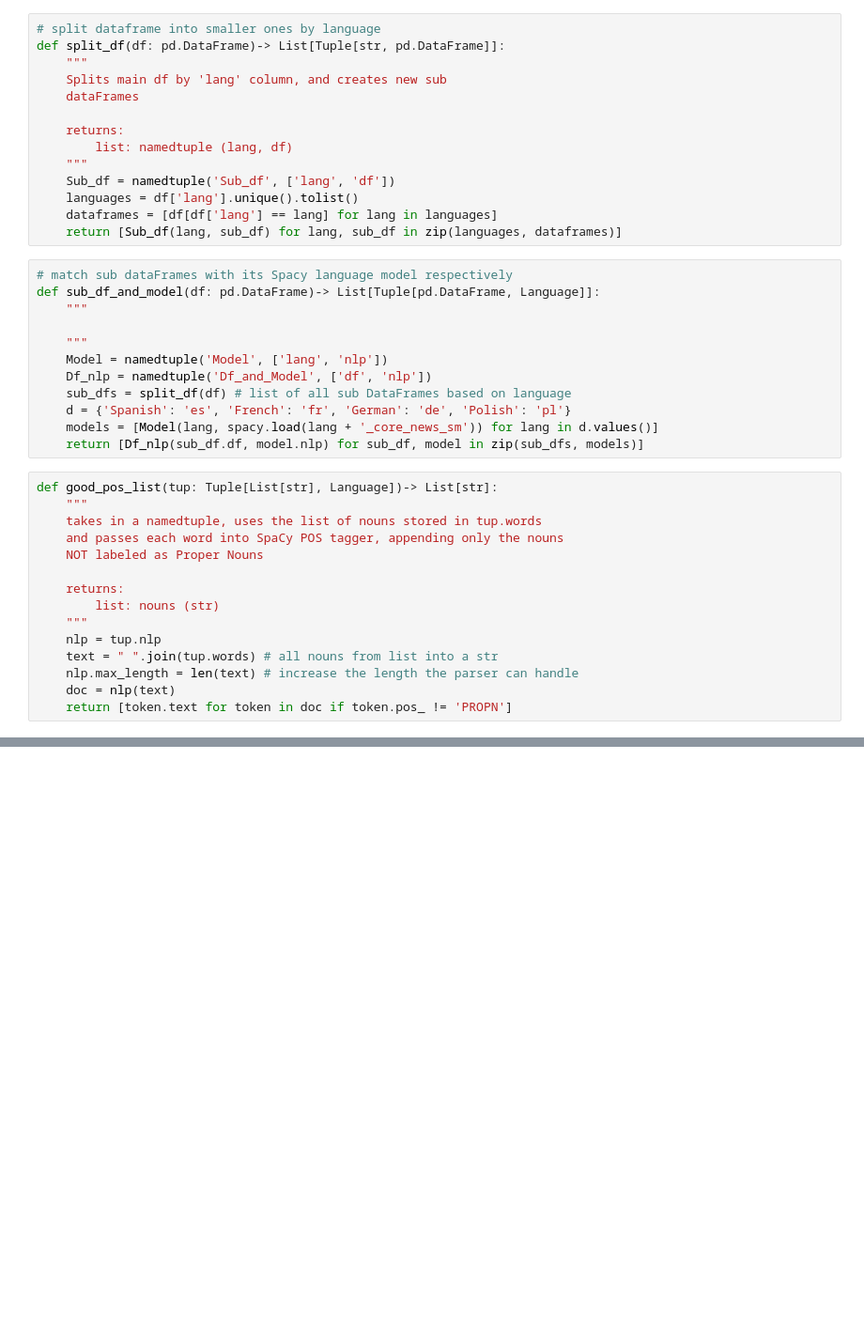
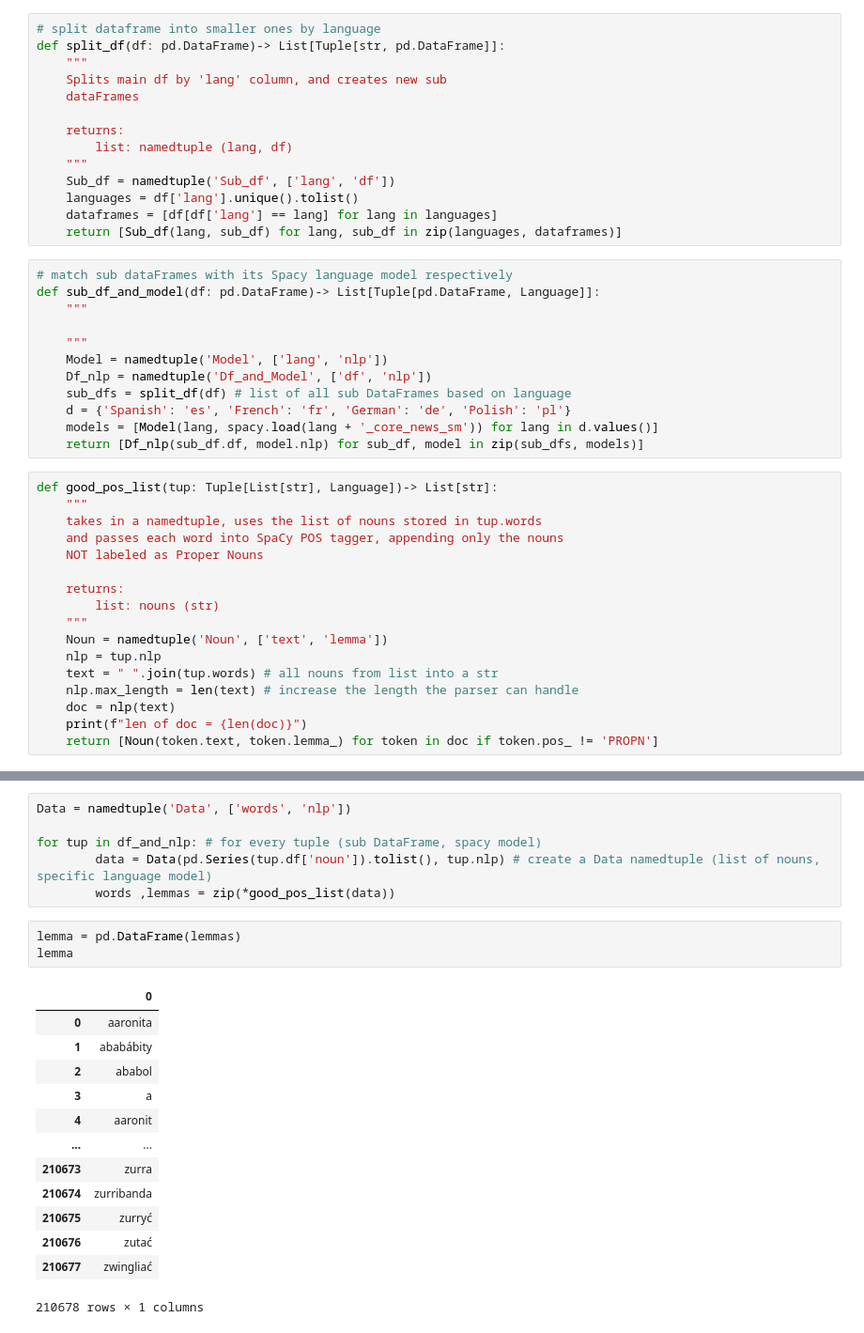
Before and after one commit to NinaNusb/-Morphology-Gender-assignment, a Jupyter notebook: notebooks/main.ipynb, the cells around one changed output, grey strips where cells are left out. Shown: that part at 94% size. Cells and saved outputs as stored; diff of their text form; blank space fills up the shorter version.

```diff
--- a/notebooks/main.ipynb
+++ b/notebooks/main.ipynb
@@ -46,9 +60,11 @@ def good_pos_list(tup: Tuple[List[str], Language])-> List[str]:
     returns:
         list: nouns (str)
     """
+    Noun = namedtuple('Noun', ['text', 'lemma'])
     nlp = tup.nlp
     text = " ".join(tup.words) # all nouns from list into a str
     nlp.max_length = len(text) # increase the length the parser can handle
     doc = nlp(text)
-    return [token.text for token in doc if token.pos_ != 'PROPN']
+    print(f"len of doc = {len(doc)}")
+    return [Noun(token.text, token.lemma_) for token in doc if token.pos_ != 'PROPN']
 # %%
@@ -72,0 +135,23 @@ def clean_df(df: pd.DataFrame)-> List[pd.DataFrame]:
+# %%
+Data = namedtuple('Data', ['words', 'nlp'])
+
+for tup in df_and_nlp: # for every tuple (sub DataFrame, spacy model)
+        data = Data(pd.Series(tup.df['noun']).tolist(), tup.nlp) # create a Data namedtuple (list of nouns, specific language model)
+        words ,lemmas = zip(*good_pos_list(data))
+# %%
+lemma = pd.DataFrame(lemmas)
+lemma
+# %% [output]
+|  | 0 |
+| 0 | aaronita |
+| 1 | ababábity |
+| 2 | ababol |
+| 3 | a |
+| 4 | aaronit |
+| ... | ... |
+| 210673 | zurra |
+| 210674 | zurribanda |
+| 210675 | zurryć |
+| 210676 | zutać |
+| 210677 | zwingliać |
+210678 rows × 1 columns
```
Also changed, not shown: parts of 22 cells of this notebook.
